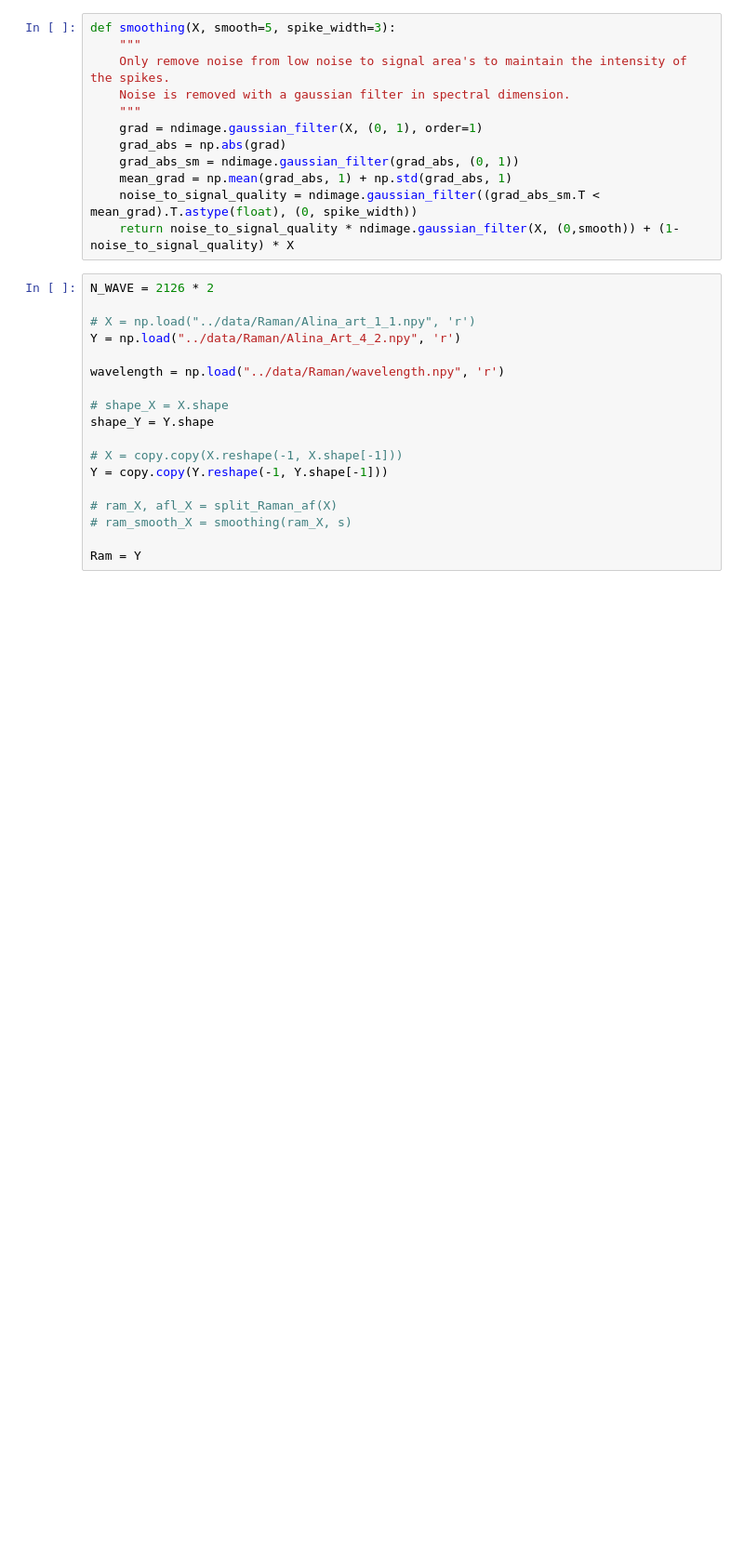
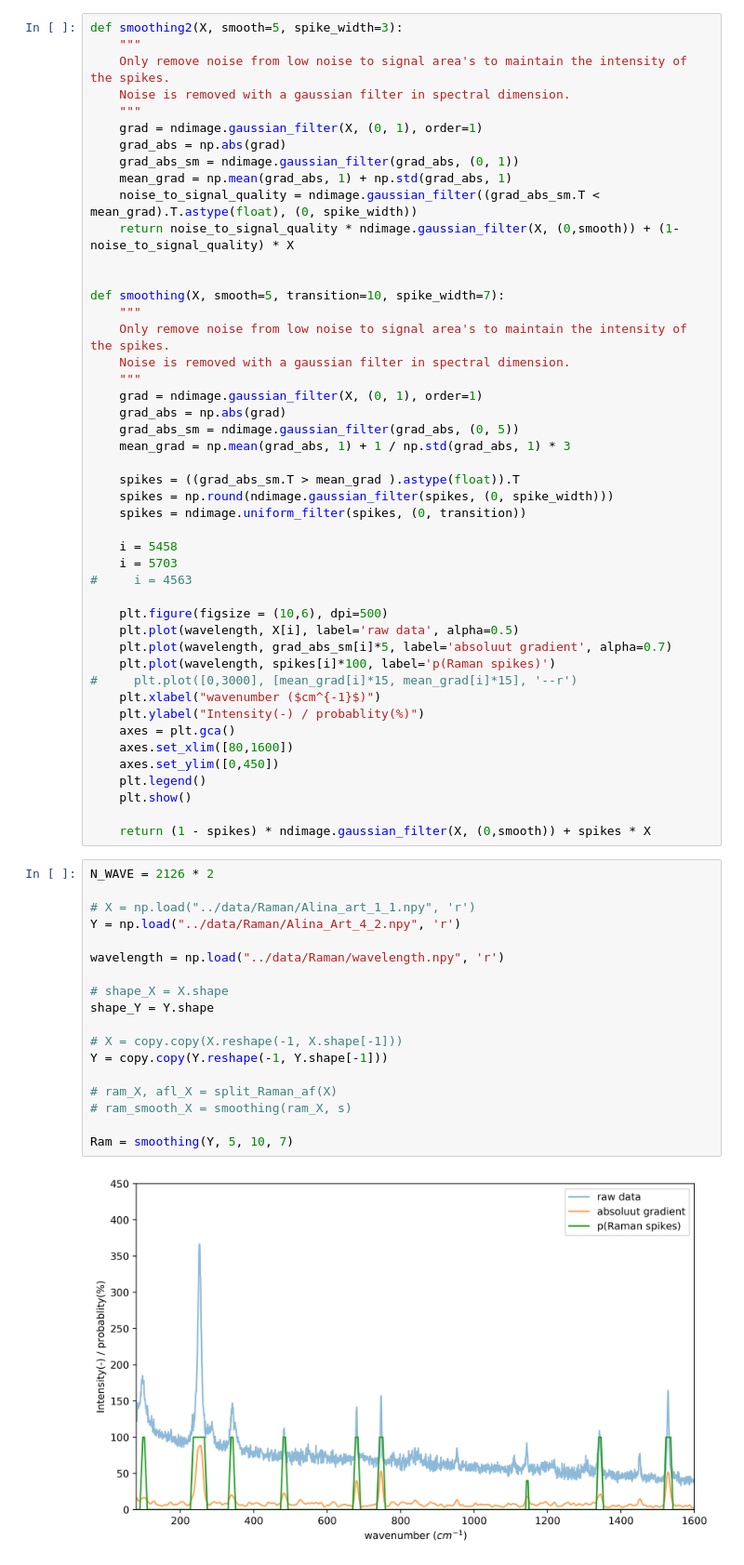
Before and after one commit to jjgsherwood/Bacholar_Thesis, a Jupyter notebook: splitting_noise.ipynb, the cells around one changed output. Shown at 93% size. Cells and saved outputs as stored; diff of their text form; blank space fills up the shorter version.

```diff
--- a/splitting_noise.ipynb
+++ b/splitting_noise.ipynb
@@ -26,7 +26,7 @@ import torch.optim as optim
 import utils.dataset_utils as dataset
 import utils.train_utils as train
 # %%
-def smoothing(X, smooth=5, spike_width=3):
+def smoothing2(X, smooth=5, spike_width=3):
     """
     Only remove noise from low noise to signal area's to maintain the intensity of the spikes.
     Noise is removed with a gaussian filter in spectral dimension.
@@ -37,23 +37,59 @@ def smoothing(X, smooth=5, spike_width=3):
     mean_grad = np.mean(grad_abs, 1) + np.std(grad_abs, 1)
     noise_to_signal_quality = ndimage.gaussian_filter((grad_abs_sm.T < mean_grad).T.astype(float), (0, spike_width))
     return noise_to_signal_quality * ndimage.gaussian_filter(X, (0,smooth)) + (1-noise_to_signal_quality) * X
+
+
+def smoothing(X, smooth=5, transition=10, spike_width=7):
+    """
+    Only remove noise from low noise to signal area's to maintain the intensity of the spikes.
+    Noise is removed with a gaussian filter in spectral dimension.
+    """
+    grad = ndimage.gaussian_filter(X, (0, 1), order=1)
+    grad_abs = np.abs(grad)
+    grad_abs_sm = ndimage.gaussian_filter(grad_abs, (0, 5))
+    mean_grad = np.mean(grad_abs, 1) + 1 / np.std(grad_abs, 1) * 3
+
+    spikes = ((grad_abs_sm.T > mean_grad ).astype(float)).T
+    spikes = np.round(ndimage.gaussian_filter(spikes, (0, spike_width)))
+    spikes = ndimage.uniform_filter(spikes, (0, transition))
+
+    i = 5458
+    i = 5703
+#     i = 4563
+
+    plt.figure(figsize = (10,6), dpi=500)
+    plt.plot(wavelength, X[i], label='raw data', alpha=0.5)
+    plt.plot(wavelength, grad_abs_sm[i]*5, label='absoluut gradient', alpha=0.7)
+    plt.plot(wavelength, spikes[i]*100, label='p(Raman spikes)')
+#     plt.plot([0,3000], [mean_grad[i]*15, mean_grad[i]*15], '--r')
+    plt.xlabel("wavenumber ($cm^{-1}$)")
+    plt.ylabel("Intensity(-) / probablity(%)")
+    axes = plt.gca()
+    axes.set_xlim([80,1600])
+    axes.set_ylim([0,450])
+    plt.legend()
+    plt.show()
+
+    return (1 - spikes) * ndimage.gaussian_filter(X, (0,smooth)) + spikes * X
 # %%
 N_WAVE = 2126 * 2
 
 # X = np.load("../data/Raman/Alina_art_1_1.npy", 'r')
 Y = np.load("../data/Raman/Alina_Art_4_2.npy", 'r')
 
 wavelength = np.load("../data/Raman/wavelength.npy", 'r')
 
 # shape_X = X.shape
 shape_Y = Y.shape
 
 # X = copy.copy(X.reshape(-1, X.shape[-1]))
 Y = copy.copy(Y.reshape(-1, Y.shape[-1]))
 
 # ram_X, afl_X = split_Raman_af(X)
 # ram_smooth_X = smoothing(ram_X, s)
 
-Ram = Y
+Ram = smoothing(Y, 5, 10, 7)
+# %% [output]
+[figure, added]
 # %%
 
```
Also changed, not shown: parts of 2 cells of this notebook, 7 other files.
